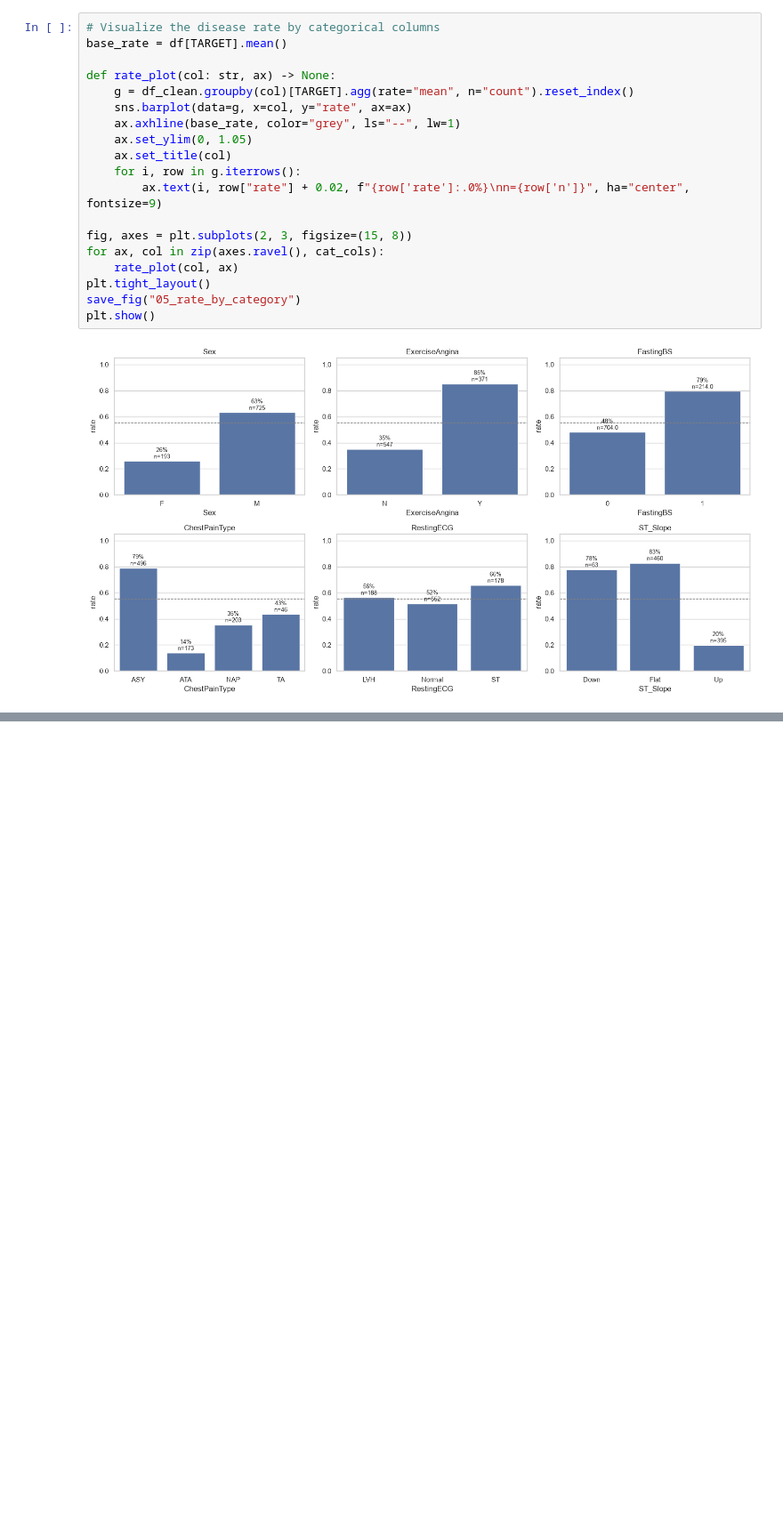
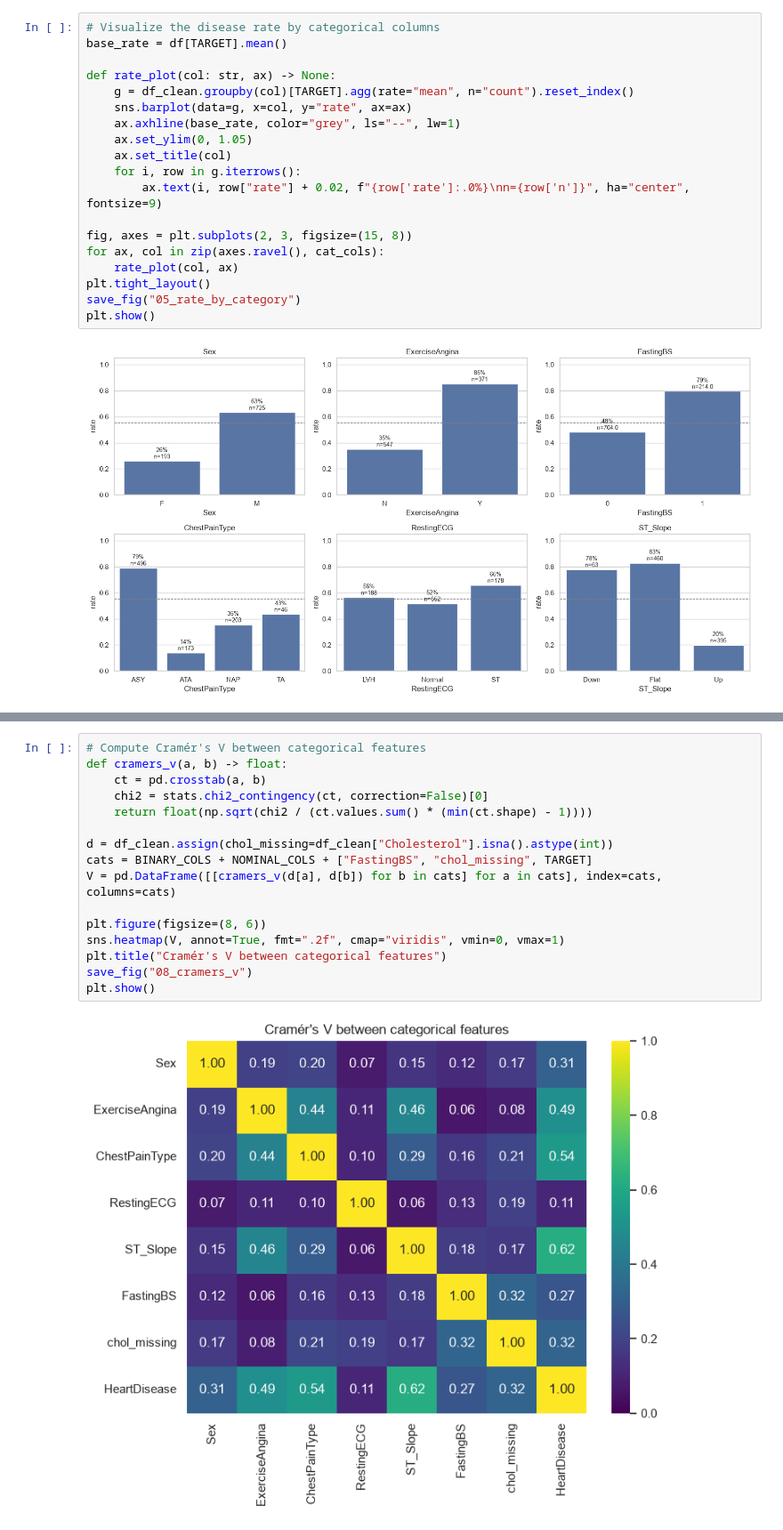
Before and after one commit to kostastranop/Heart-Failure, a Jupyter notebook: notebooks/01_eda.ipynb, the cells around one changed output, grey strips where cells are left out. Shown at 89% size. Cells and saved outputs as stored; diff of their text form; blank space fills up the shorter version.

```diff
--- a/notebooks/01_eda.ipynb
+++ b/notebooks/01_eda.ipynb
@@ -410,0 +448,18 @@ High disease rates are observed on the following features: Male (63%), Y in Exer
+# %%
+# Compute Cramér's V between categorical features
+def cramers_v(a, b) -> float:
+    ct = pd.crosstab(a, b)
+    chi2 = stats.chi2_contingency(ct, correction=False)[0]
+    return float(np.sqrt(chi2 / (ct.values.sum() * (min(ct.shape) - 1))))
+
+d = df_clean.assign(chol_missing=df_clean["Cholesterol"].isna().astype(int))
+cats = BINARY_COLS + NOMINAL_COLS + ["FastingBS", "chol_missing", TARGET]
+V = pd.DataFrame([[cramers_v(d[a], d[b]) for b in cats] for a in cats], index=cats, columns=cats)
+
+plt.figure(figsize=(8, 6))
+sns.heatmap(V, annot=True, fmt=".2f", cmap="viridis", vmin=0, vmax=1)
+plt.title("Cramér's V between categorical features")
+save_fig("08_cramers_v")
+plt.show()
+# %% [output]
+[figure, added]
```
Also changed, not shown: parts of 14 cells of this notebook, 4 other files.
